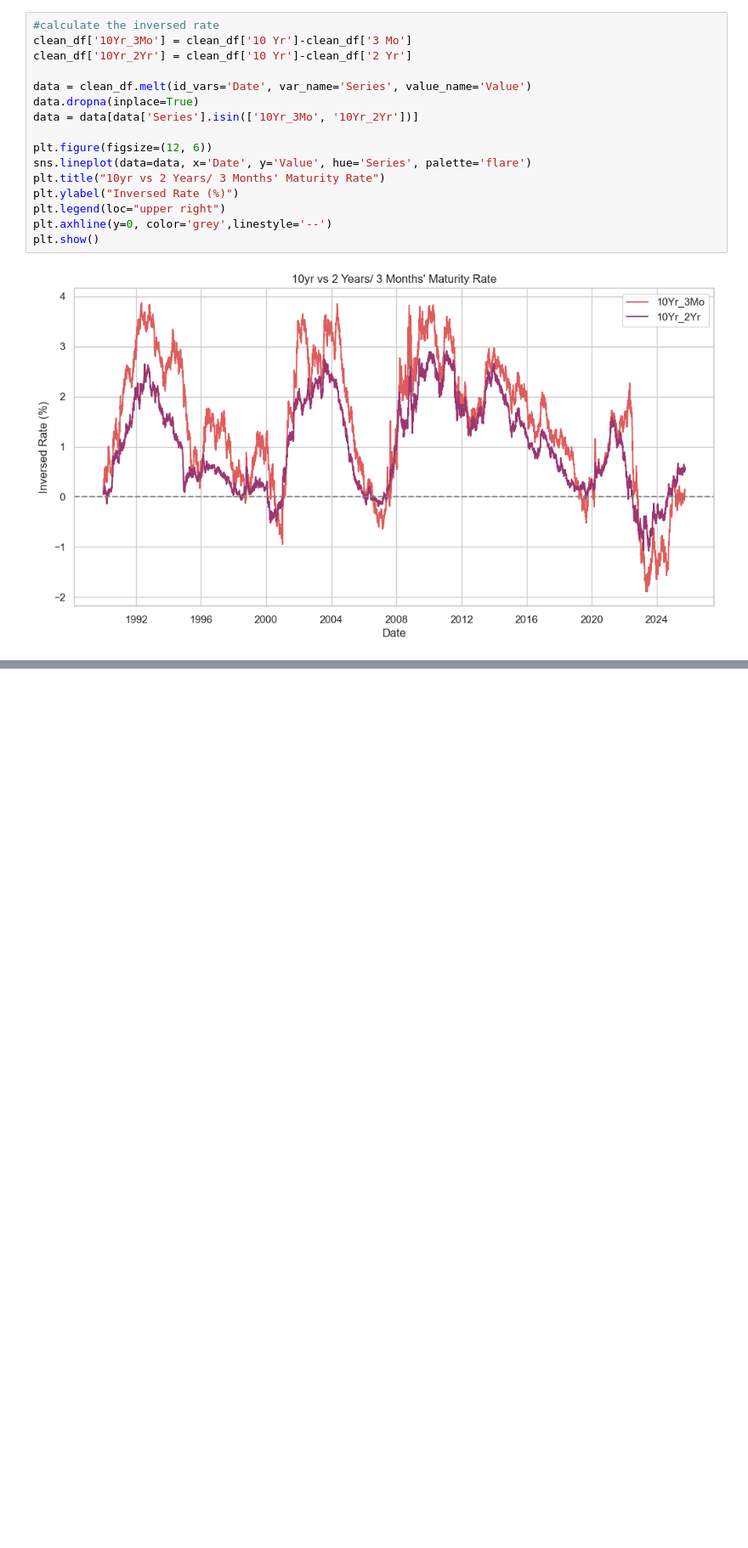
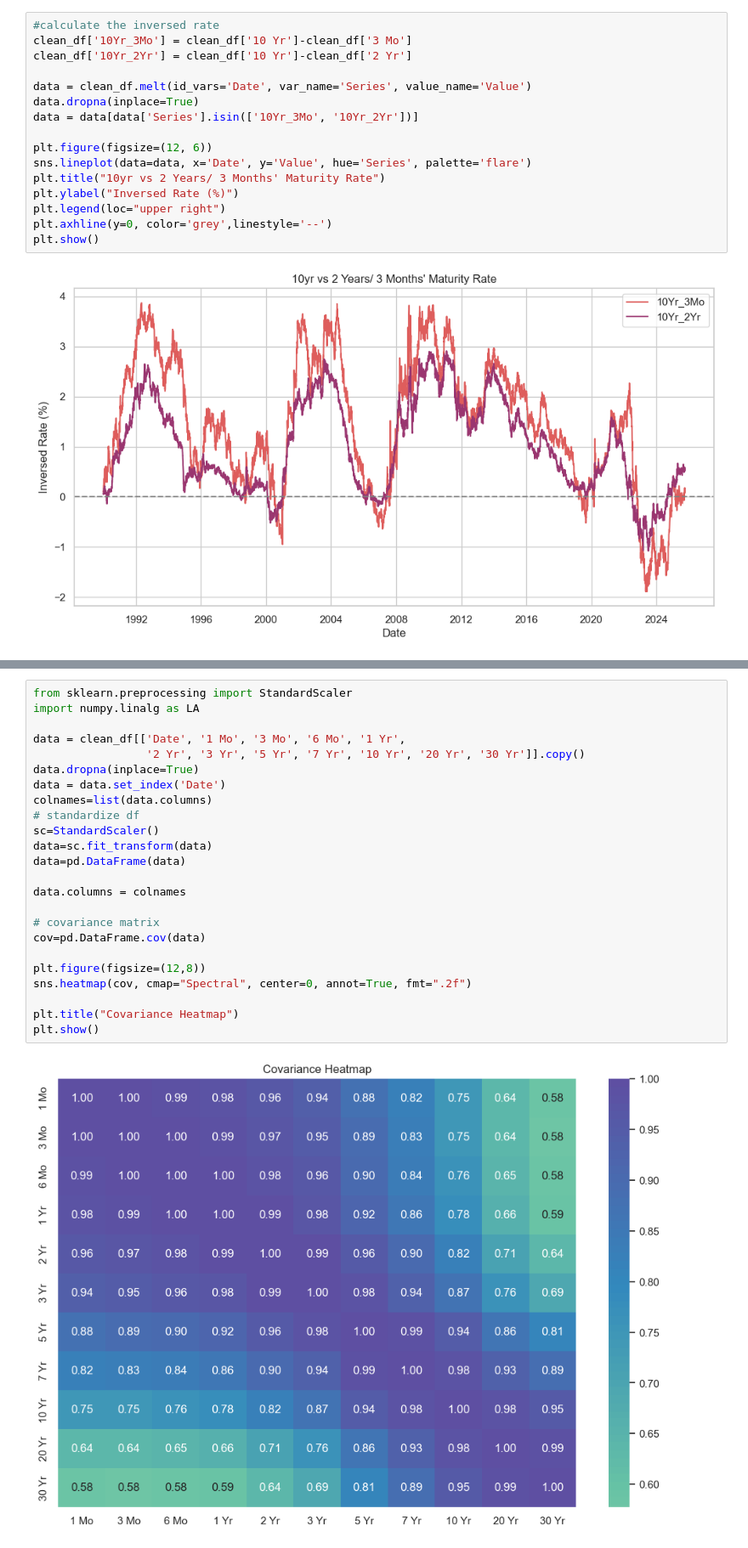
Before and after one commit to Pylon521/samanthaPortfolio, a Jupyter notebook: USTreasuryRatesScrapper/WebScrap_US_Treasury_Rate.ipynb, the cells around one changed output, grey strips where cells are left out. Shown at 85% size. Cells and saved outputs as stored; diff of their text form; blank space fills up the shorter version.

```diff
--- a/USTreasuryRatesScrapper/WebScrap_US_Treasury_Rate.ipynb
+++ b/USTreasuryRatesScrapper/WebScrap_US_Treasury_Rate.ipynb
@@ -213,0 +189,26 @@ plt.show()
+# %%
+from sklearn.preprocessing import StandardScaler
+import numpy.linalg as LA
+
+data = clean_df[['Date', '1 Mo', '3 Mo', '6 Mo', '1 Yr',
+                 '2 Yr', '3 Yr', '5 Yr', '7 Yr', '10 Yr', '20 Yr', '30 Yr']].copy()
+data.dropna(inplace=True)
+data = data.set_index('Date')
+colnames=list(data.columns)
+# standardize df
+sc=StandardScaler()
+data=sc.fit_transform(data)
+data=pd.DataFrame(data)
+
+data.columns = colnames
+
+# covariance matrix
+cov=pd.DataFrame.cov(data)
+
+plt.figure(figsize=(12,8))
+sns.heatmap(cov, cmap="Spectral", center=0, annot=True, fmt=".2f")
+
+plt.title("Covariance Heatmap")
+plt.show()
+# %% [output]
+[figure, added]
```
Also changed, not shown: parts of 15 cells of this notebook, 8 other files.
